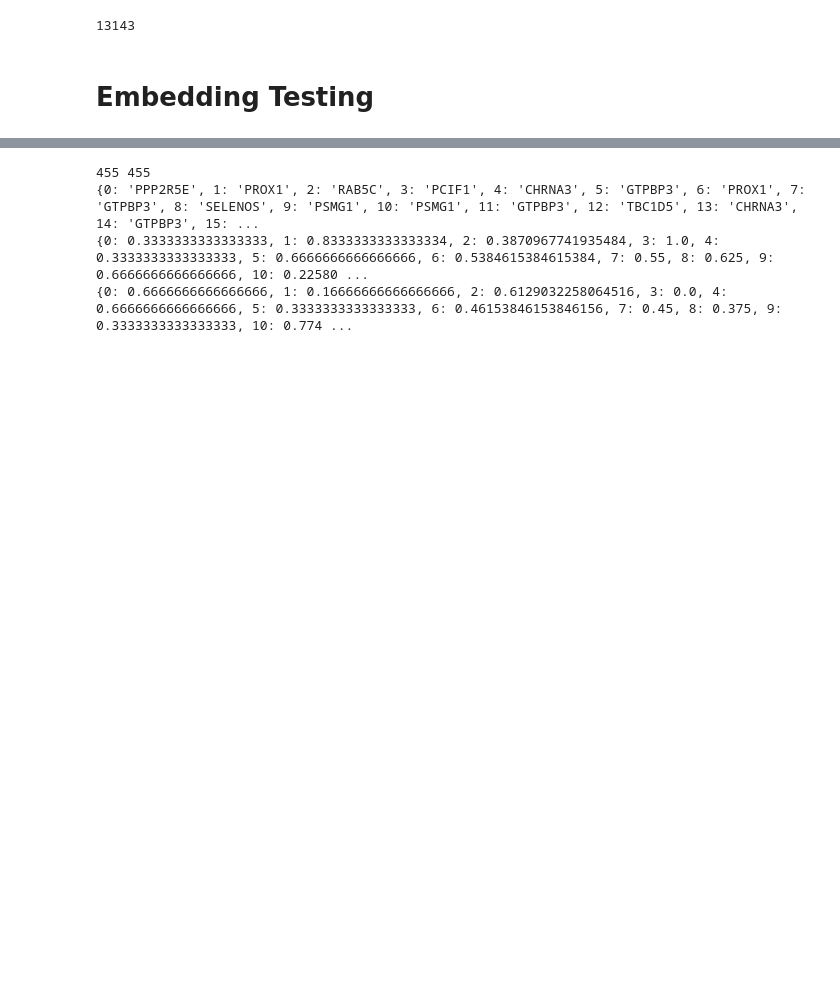
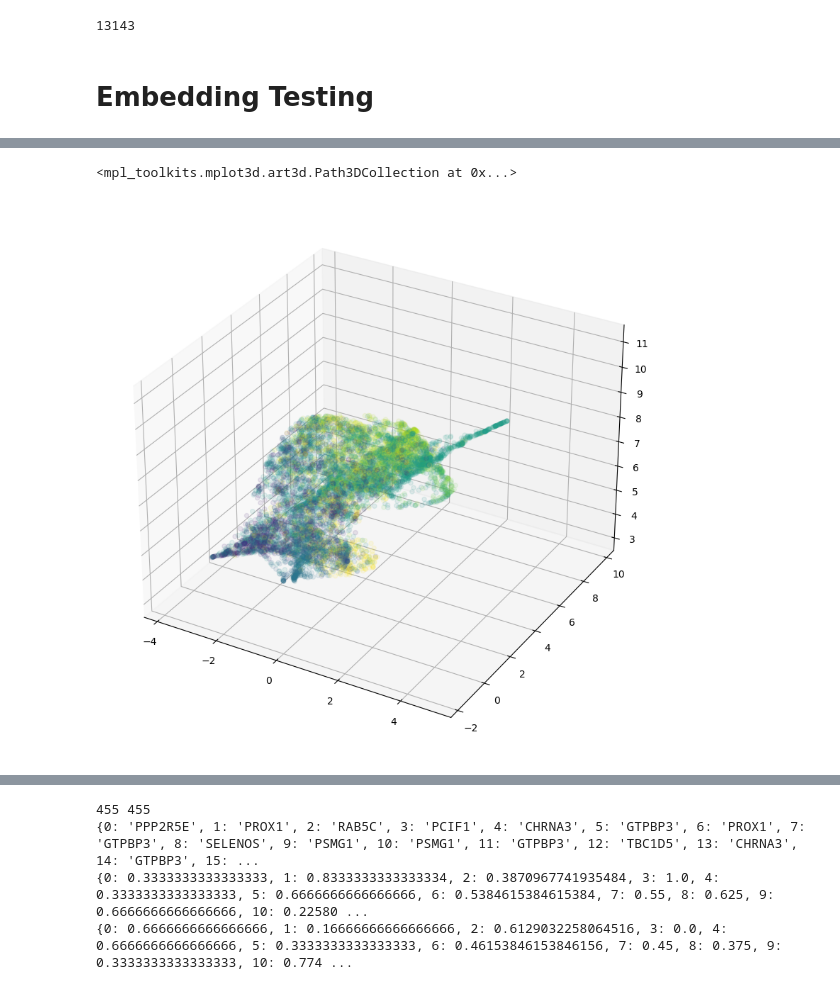
Before and after one commit to ishan-gaur/sc-music, a Jupyter notebook: sc_embeddings.ipynb, the cells around one changed output, grey strips where cells are left out. Saved outputs shown, nothing was run; the diff lists cells and outputs as text; code cells hidden in the pictures; blank space fills up the shorter version.

```diff
--- a/sc_embeddings.ipynb
+++ b/sc_embeddings.ipynb
@@ -228,10 +221,11 @@ embeddings = sc_image_features[cell_id_df[cell_id_df["gene_names"] != "missing"]
 # %%
 # plot a UMAP of the embeddings, colored by the true label
-from umap import UMAP
-import matplotlib.pyplot as plt
-import seaborn as sns
 
-umap = UMAP(n_components=2)
-umap_embeddings = umap.fit_transform(embeddings)
 
-single_localizing = [loc != "Multi-Location" for loc in loc_labels]
+sample_size = 10000
+embeddings = u2os_embeddings
+
+sample_indices = np.random.choice(len(embeddings), sample_size, replace=False)
+# umap = UMAP(n_components=3, metric="cosine")
+umap = UMAP(n_components=3)
+umap_embeddings = umap.fit_transform(embeddings[sample_indices])
@@ -238,3 +238,16 @@ single_localizing = [loc != "Multi-Location" for loc in loc_labels]
+# %%
+from mpl_toolkits import mplot3d
+import numpy as np
+import matplotlib.pyplot as plt
+fig = plt.figure(figsize=(10, 10))
+ax = plt.axes(projection='3d')
+label_list = loc_labels
+labels = list(sorted(set(label_list[sample_indices])))
+labels_to_int = [labels.index(l) for l in label_list[sample_indices]]
+ax.scatter3D(umap_embeddings[:, 0], umap_embeddings[:, 1], umap_embeddings[:, 2], c=labels_to_int, alpha=0.1)
+# %% [output]
+<mpl_toolkits.mplot3d.art3d.Path3DCollection at 0x...>
+[figure, added]
 # %%
 # color_labels = np.array([np.where(genes == l)[0] for l in true_labels]).flatten()
 # sns.scatterplot(x=umap_embeddings[single_localizing, 0], y=umap_embeddings[single_localizing, 1], hue=true_labels[single_localizing], legend=False)
```
Also changed, not shown: parts of 14 cells of this notebook, 15 other files.
